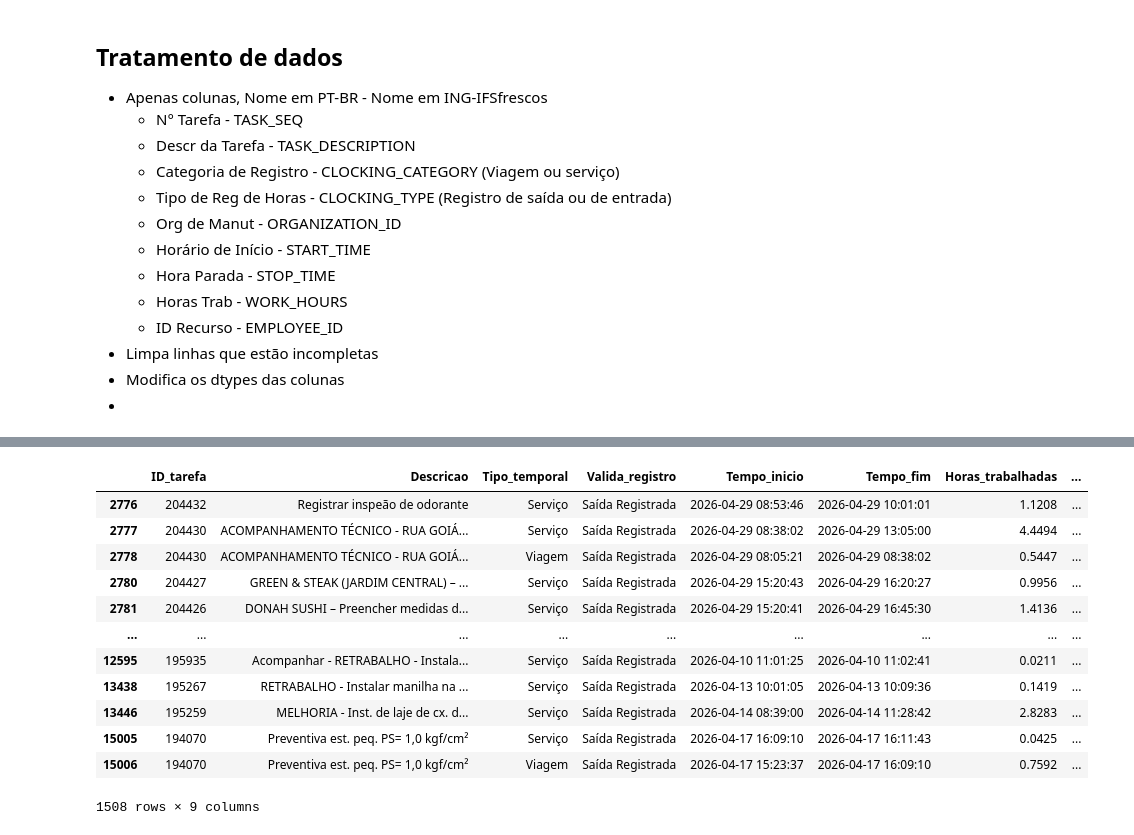
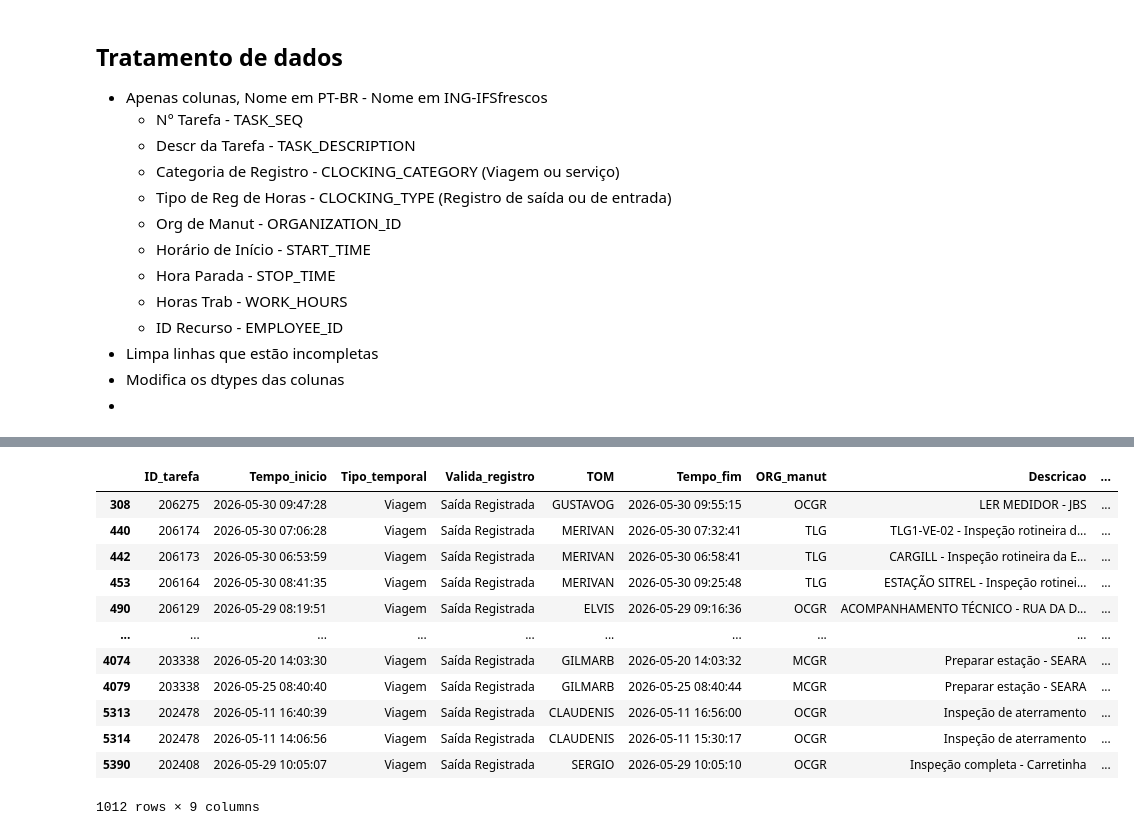
Before and after one commit to JoaoPresley/Metas2026_MSGAS, a Jupyter notebook: sample.ipynb, the cells around one changed output, grey strips where cells are left out. Drawn from its saved outputs; the diff is of its cells as text; code cells hidden in the pictures.

```diff
--- a/sample.ipynb
+++ b/sample.ipynb
@@ -114,10 +107,10 @@ def formata_data(d):
     #Formato que deve ficar 05/05/2026 02:37:30
     return day + "/" + month + "/" + year + " " + hour
 #       aplica função de formatação
-df_clean["Tempo_inicio"] = df_clean["Tempo_inicio"].apply(formata_data)
-df_clean["Tempo_fim"] = df_clean["Tempo_fim"].apply(formata_data)
+df["Tempo_inicio"] = df["Tempo_inicio"].apply(formata_data)
+df["Tempo_fim"] = df["Tempo_fim"].apply(formata_data)
 # %%
 # Formata colunas de tempo para deltatime
-df_clean["Tempo_inicio"] = pd.to_datetime(df_clean["Tempo_inicio"], format="%d/%m/%Y %H:%M:%S")
-df_clean["Tempo_fim"] = pd.to_datetime(df_clean["Tempo_fim"], format="%d/%m/%Y %H:%M:%S")
+df["Tempo_inicio"] = pd.to_datetime(df["Tempo_inicio"], format="%d/%m/%Y %H:%M:%S")
+df["Tempo_fim"] = pd.to_datetime(df["Tempo_fim"], format="%d/%m/%Y %H:%M:%S")
 # %%
@@ -131,16 +139,27 @@ df_periodo = df_clean[filtro_temporal]
 # %%
-df_periodo
+# 1. SERVIÇO TEVE VIAGEM
+filtro_Viagem = df_periodo["Tipo_temporal"] == "Viagem"
+filtro_Serviço = df_periodo["Tipo_temporal"] == "Serviço"
+tarefas_viagem = np.array(df_periodo[filtro_Viagem]["ID_tarefa"], dtype=np.int32)
+tarefas_Serviço = np.array(df_periodo[filtro_Serviço]["ID_tarefa"], dtype=np.int32)
+
+filtro_serviço_com_viagem = np.isin(tarefas_Serviço, tarefas_viagem)
-# %% [output]
-|  | ID_tarefa | Descricao | Tipo_temporal | Valida_registro | Tempo_inicio | Tempo_fim | Horas_trabalhadas | ... |
-| 2776 | 204432 | Registrar inspeão de odorante | Serviço | Saída Registrada | 2026-04-29 08:53:46 | 2026-04-29 10:01:01 | 1.1208 | ... |
-| 2777 | 204430 | ACOMPANHAMENTO TÉCNICO - RUA GOIÁ... | Serviço | Saída Registrada | 2026-04-29 08:38:02 | 2026-04-29 13:05:00 | 4.4494 | ... |
-| 2778 | 204430 | ACOMPANHAMENTO TÉCNICO - RUA GOIÁ... | Viagem | Saída Registrada | 2026-04-29 08:05:21 | 2026-04-29 08:38:02 | 0.5447 | ... |
-| 2780 | 204427 | GREEN & STEAK (JARDIM CENTRAL) – ... | Serviço | Saída Registrada | 2026-04-29 15:20:43 | 2026-04-29 16:20:27 | 0.9956 | ... |
-| 2781 | 204426 | DONAH SUSHI – Preencher medidas d... | Serviço | Saída Registrada | 2026-04-29 15:20:41 | 2026-04-29 16:45:30 | 1.4136 | ... |
-| ... | ... | ... | ... | ... | ... | ... | ... | ... |
-| 12595 | 195935 | Acompanhar - RETRABALHO - Instala... | Serviço | Saída Registrada | 2026-04-10 11:01:25 | 2026-04-10 11:02:41 | 0.0211 | ... |
-| 13438 | 195267 | RETRABALHO - Instalar manilha na ... | Serviço | Saída Registrada | 2026-04-13 10:01:05 | 2026-04-13 10:09:36 | 0.1419 | ... |
-| 13446 | 195259 | MELHORIA - Inst. de laje de cx. d... | Serviço | Saída Registrada | 2026-04-14 08:39:00 | 2026-04-14 11:28:42 | 2.8283 | ... |
-| 15005 | 194070 | Preventiva est. peq. PS= 1,0 kgf/cm² | Serviço | Saída Registrada | 2026-04-17 16:09:10 | 2026-04-17 16:11:43 | 0.0425 | ... |
-| 15006 | 194070 | Preventiva est. peq. PS= 1,0 kgf/cm² | Viagem | Saída Registrada | 2026-04-17 15:23:37 | 2026-04-17 16:09:10 | 0.7592 | ... |
-1508 rows × 9 columns
+# %%
+Serviços = df_periodo[filtro_Serviço]
+Viagens = df_periodo[filtro_Viagem]
+
+Viagens
+# %% [output]
+|  | ID_tarefa | Tempo_inicio | Tipo_temporal | Valida_registro | TOM | Tempo_fim | ORG_manut | Descricao | ... |
+| 308 | 206275 | 2026-05-30 09:47:28 | Viagem | Saída Registrada | GUSTAVOG | 2026-05-30 09:55:15 | OCGR | LER MEDIDOR - JBS | ... |
+| 440 | 206174 | 2026-05-30 07:06:28 | Viagem | Saída Registrada | MERIVAN | 2026-05-30 07:32:41 | TLG | TLG1-VE-02 - Inspeção rotineira d... | ... |
+| 442 | 206173 | 2026-05-30 06:53:59 | Viagem | Saída Registrada | MERIVAN | 2026-05-30 06:58:41 | TLG | CARGILL - Inspeção rotineira da E... | ... |
+| 453 | 206164 | 2026-05-30 08:41:35 | Viagem | Saída Registrada | MERIVAN | 2026-05-30 09:25:48 | TLG | ESTAÇÃO SITREL - Inspeção rotinei... | ... |
+| 490 | 206129 | 2026-05-29 08:19:51 | Viagem | Saída Registrada | ELVIS | 2026-05-29 09:16:36 | OCGR | ACOMPANHAMENTO TÉCNICO - RUA DA D... | ... |
+| ... | ... | ... | ... | ... | ... | ... | ... | ... | ... |
+| 4074 | 203338 | 2026-05-20 14:03:30 | Viagem | Saída Registrada | GILMARB | 2026-05-20 14:03:32 | MCGR | Preparar estação - SEARA | ... |
+| 4079 | 203338 | 2026-05-25 08:40:40 | Viagem | Saída Registrada | GILMARB | 2026-05-25 08:40:44 | MCGR | Preparar estação - SEARA | ... |
+| 5313 | 202478 | 2026-05-11 16:40:39 | Viagem | Saída Registrada | CLAUDENIS | 2026-05-11 16:56:00 | OCGR | Inspeção de aterramento | ... |
+| 5314 | 202478 | 2026-05-11 14:06:56 | Viagem | Saída Registrada | CLAUDENIS | 2026-05-11 15:30:17 | OCGR | Inspeção de aterramento | ... |
+| 5390 | 202408 | 2026-05-29 10:05:07 | Viagem | Saída Registrada | SERGIO | 2026-05-29 10:05:10 | OCGR | Inspeção completa - Carretinha | ... |
+1012 rows × 9 columns
```
Also changed, not shown: parts of 14 cells of this notebook, 1 other file.
